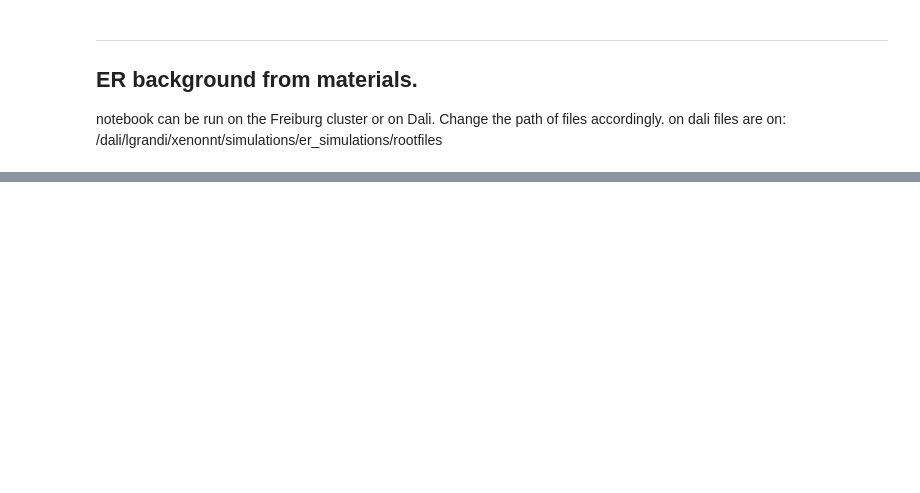
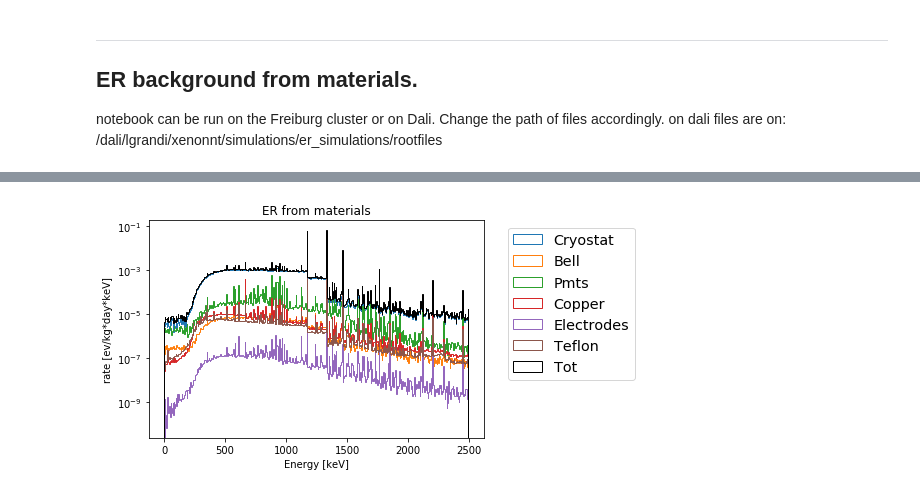
Before and after one commit to ariannarocchetti/MonteCarlo_ER, a Jupyter notebook: notebooks/er_background/analysis.ipynb, the cells around one changed output, grey strips where cells are left out. Cells and saved outputs as stored; diff of their text form; code cells hidden in the pictures; blank space fills up the shorter version.

```diff
--- a/notebooks/er_background/analysis.ipynb
+++ b/notebooks/er_background/analysis.ipynb
@@ -407,0 +483,41 @@ plt.show()
+# %%
+def load_files():
+
+    with open('Cryostat.json') as json_file:
+        cryo = json.load(json_file)
+    with open('Bell.json') as json_file:
+        bell = json.load(json_file)
+    with open('pmt.json') as json_file:
+        pmt = json.load(json_file)
+    with open('Teflon.json') as json_file:
+        teflon = json.load(json_file)
+    with open('Copper.json') as json_file:
+        copper = json.load(json_file)
+    with open('electrodes.json') as json_file:
+        electrodes = json.load(json_file)
+    total = np.zeros(len(cryo["map"]))
+    for i in range(0, len(cryo["map"])):
+        total[i]= cryo["map"][i] + bell["map"][i] + pmt["map"][i]+teflon["map"][i]+copper["map"][i]+electrodes["map"][i]
+
+    return total, cryo, bell, pmt, teflon, copper, electrodes
+total, cryo, bell, pmt, teflon, copper, electrodes = load_files()
+# %%
+bins_plt = np.arange(0, 2500, 5)
+
+def plot_bello(total, cryo, bell, pmt, teflon, copper, electrodes):
+    plt.hist( bins_plt, bins_plt, weights =  cryo["map"],histtype = "step",  label = "Cryostat")
+    plt.hist( bins_plt, bins_plt, weights = bell["map"], histtype = "step",label = "Bell")
+    plt.hist( bins_plt, bins_plt, weights =  pmt["map"], histtype = "step",label = "Pmts")
+    plt.hist( bins_plt, bins_plt, weights =  copper["map"], histtype = "step",label = "Copper")
+    plt.hist( bins_plt, bins_plt, weights =  electrodes["map"] , histtype = "step",label = "Electrodes")
+    plt.hist( bins_plt, bins_plt, weights =  teflon["map"] ,histtype = "step", label = "Teflon")
+    plt.hist( bins_plt, bins_plt, weights =  total, histtype = "step", color = "black", label = "Tot")
+    plt.legend(markerscale=10, bbox_to_anchor=(1.05, 1), loc='upper left', fontsize='x-large')
+    plt.yscale("log")
+    plt.ylabel("rate [ev/kg*day*keV]")
+    plt.xlabel("Energy [keV]")
+    plt.title("ER from materials")
+    plt.show()
+plot_bello(total, cryo, bell, pmt, teflon, copper, electrodes)
+# %% [output]
+[figure, added]
```
Also changed, not shown: parts of 20 cells of this notebook, 9 other files.
